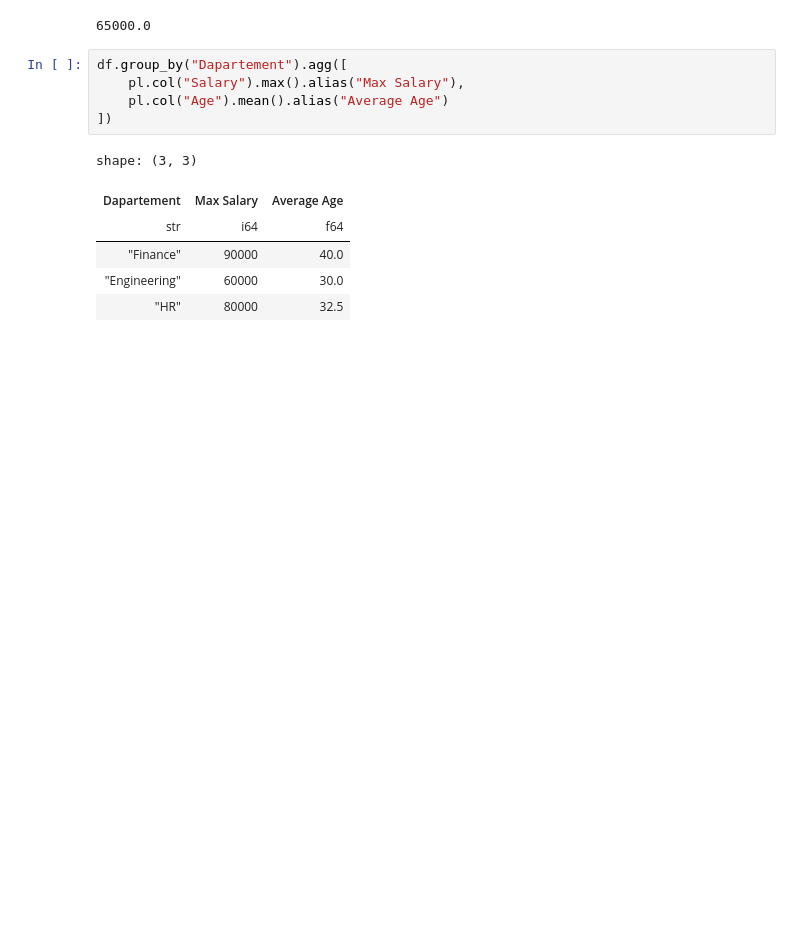
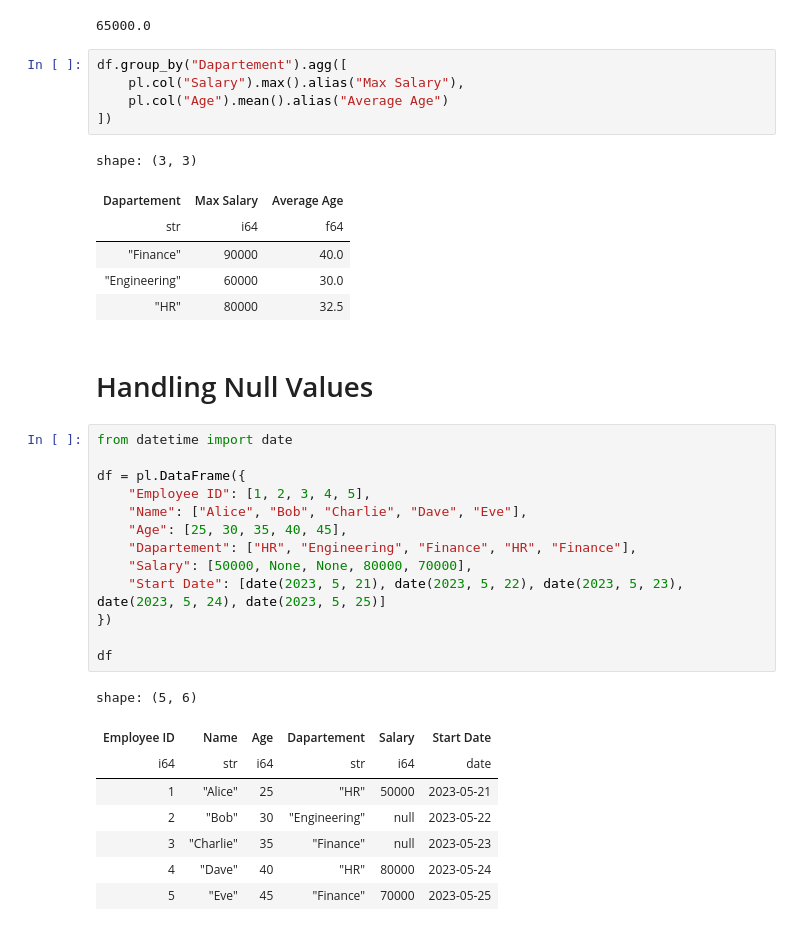
Before and after one commit to Anjasfedo/data-analysis, a Jupyter notebook: Polars.ipynb, the cells around one changed output. Cells and saved outputs as stored; diff of their text form; blank space fills up the shorter version.

Commit message:
Handling Null values

```diff
--- a/Polars.ipynb
+++ b/Polars.ipynb
@@ -330,3 +330,27 @@ shape: (3, 3)
 | "Finance" | 90000 | 40.0 |
 | "Engineering" | 60000 | 30.0 |
 | "HR" | 80000 | 32.5 |
+# %% [markdown]
+# Handling Null Values
+# %%
+from datetime import date
+
+df = pl.DataFrame({
+    "Employee ID": [1, 2, 3, 4, 5],
+    "Name": ["Alice", "Bob", "Charlie", "Dave", "Eve"],
+    "Age": [25, 30, 35, 40, 45],
+    "Dapartement": ["HR", "Engineering", "Finance", "HR", "Finance"],
+    "Salary": [50000, None, None, 80000, 70000],
+    "Start Date": [date(2023, 5, 21), date(2023, 5, 22), date(2023, 5, 23), date(2023, 5, 24), date(2023, 5, 25)]
+})
+
+df
+# %% [output]
+shape: (5, 6)
+| Employee ID | Name | Age | Dapartement | Salary | Start Date |
+| i64 | str | i64 | str | i64 | date |
+| 1 | "Alice" | 25 | "HR" | 50000 | 2023-05-21 |
+| 2 | "Bob" | 30 | "Engineering" | null | 2023-05-22 |
+| 3 | "Charlie" | 35 | "Finance" | null | 2023-05-23 |
+| 4 | "Dave" | 40 | "HR" | 80000 | 2023-05-24 |
+| 5 | "Eve" | 45 | "Finance" | 70000 | 2023-05-25 |
```
Also changed, not shown: parts of 8 cells of this notebook.
